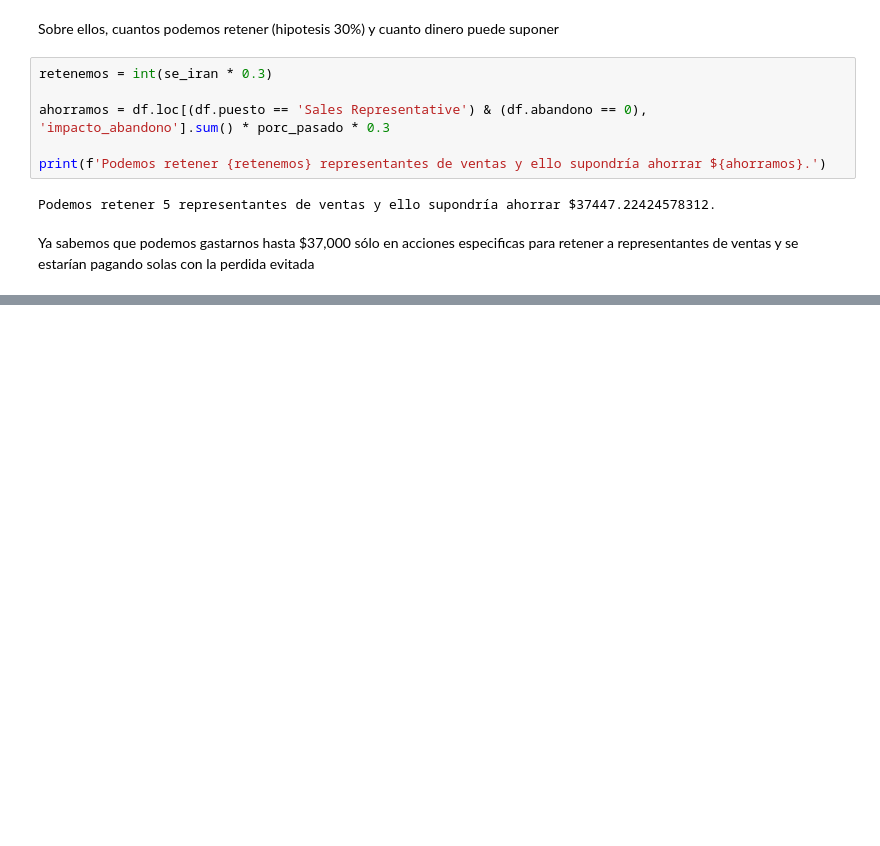
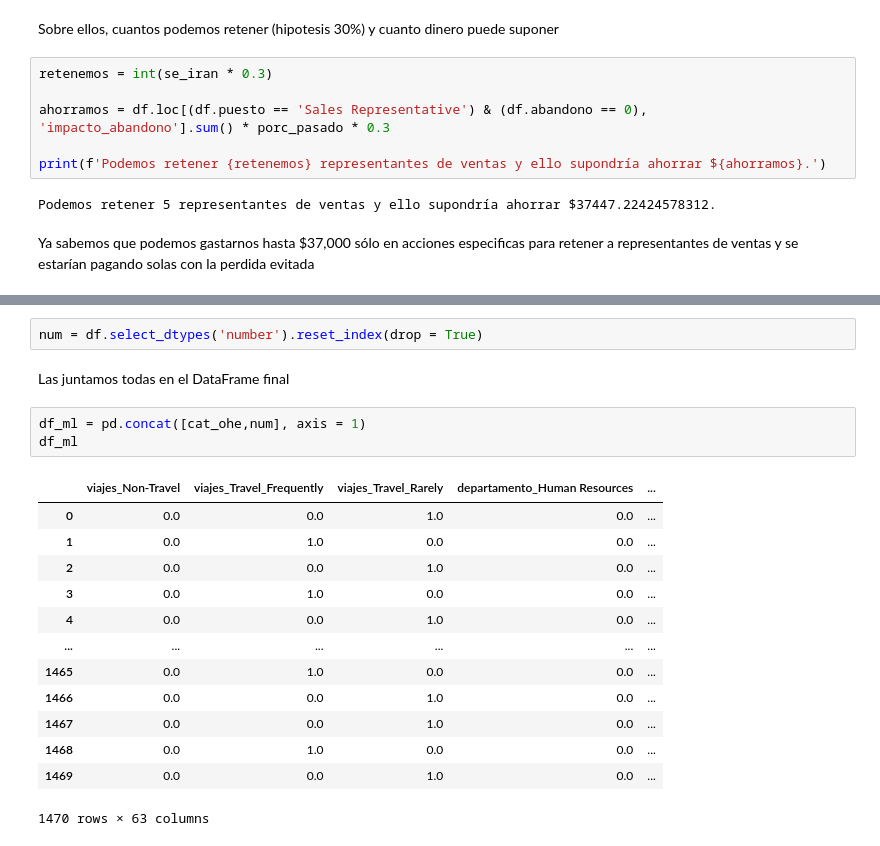
Before and after one commit to JohnFrankIb/DS4B, a Jupyter notebook: main.ipynb, the cells around one changed output, grey strips where cells are left out. Cells and saved outputs as stored; diff of their text form; blank space fills up the shorter version.

```diff
--- a/main.ipynb
+++ b/main.ipynb
@@ -364,0 +430,21 @@ Ya sabemos que podemos gastarnos hasta $37,000 sólo en acciones especificas par
+# %%
+num = df.select_dtypes('number').reset_index(drop = True)
+# %% [markdown]
+Las juntamos todas en el DataFrame final
+# %%
+df_ml = pd.concat([cat_ohe,num], axis = 1)
+df_ml
+# %% [output]
+|  | viajes_Non-Travel | viajes_Travel_Frequently | viajes_Travel_Rarely | departamento_Human Resources | ... |
+| 0 | 0.0 | 0.0 | 1.0 | 0.0 | ... |
+| 1 | 0.0 | 1.0 | 0.0 | 0.0 | ... |
+| 2 | 0.0 | 0.0 | 1.0 | 0.0 | ... |
+| 3 | 0.0 | 1.0 | 0.0 | 0.0 | ... |
+| 4 | 0.0 | 0.0 | 1.0 | 0.0 | ... |
+| ... | ... | ... | ... | ... | ... |
+| 1465 | 0.0 | 1.0 | 0.0 | 0.0 | ... |
+| 1466 | 0.0 | 0.0 | 1.0 | 0.0 | ... |
+| 1467 | 0.0 | 0.0 | 1.0 | 0.0 | ... |
+| 1468 | 0.0 | 1.0 | 0.0 | 0.0 | ... |
+| 1469 | 0.0 | 0.0 | 1.0 | 0.0 | ... |
+1470 rows × 63 columns
```
Also changed, not shown: parts of 7 cells of this notebook.
